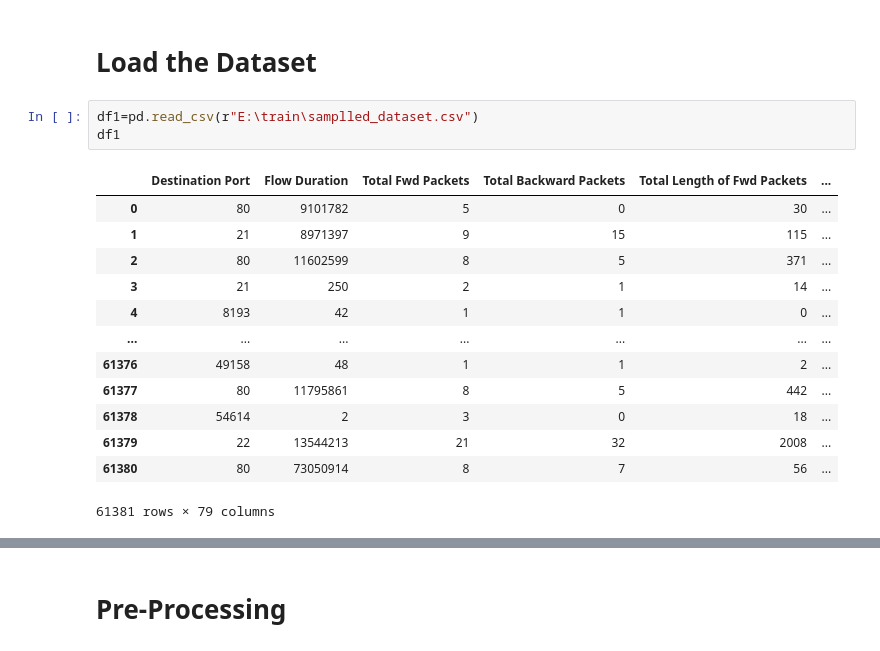
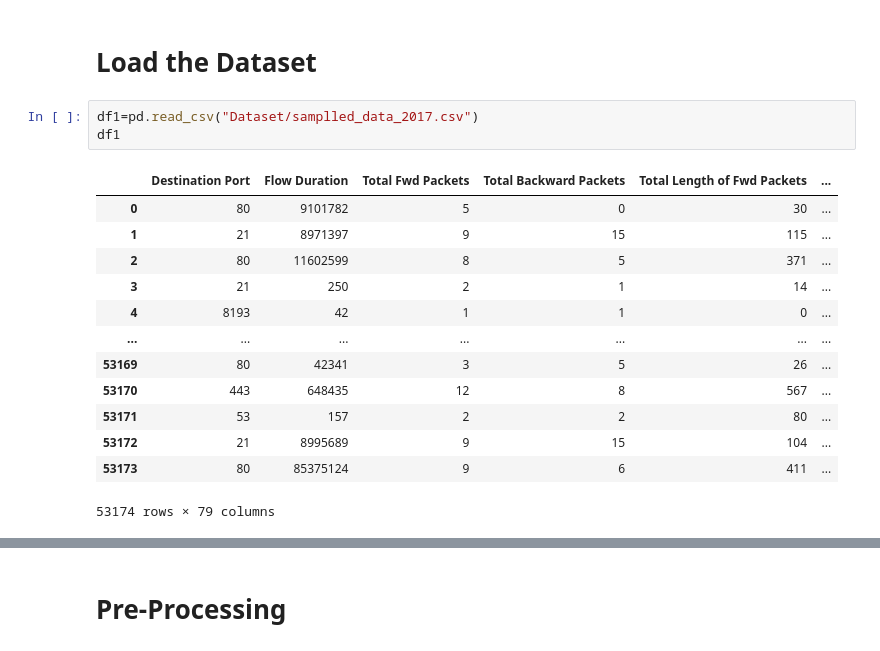
Before and after one commit to taasmaaawad-ops/FIRST-PROJECT, a Jupyter notebook: Evaluation-2017.ipynb, the cells around one changed output, grey strips where cells are left out. Cells and saved outputs as stored; diff of their text form.

```diff
--- a/Evaluation-2017.ipynb
+++ b/Evaluation-2017.ipynb
@@ -11,22 +26,22 @@ warnings.filterwarnings("ignore")
 # %% [markdown]
 # Load the Dataset
 # %%
-df1=pd.read_csv(r"E:\train\samplled_dataset.csv")
+df1=pd.read_csv("Dataset/samplled_data_2017.csv")
 df1
 # %% [output]
 |  | Destination Port | Flow Duration | Total Fwd Packets | Total Backward Packets | Total Length of Fwd Packets | ... |
 | 0 | 80 | 9101782 | 5 | 0 | 30 | ... |
 | 1 | 21 | 8971397 | 9 | 15 | 115 | ... |
 | 2 | 80 | 11602599 | 8 | 5 | 371 | ... |
 | 3 | 21 | 250 | 2 | 1 | 14 | ... |
 | 4 | 8193 | 42 | 1 | 1 | 0 | ... |
 | ... | ... | ... | ... | ... | ... | ... |
-| 61376 | 49158 | 48 | 1 | 1 | 2 | ... |
-| 61377 | 80 | 11795861 | 8 | 5 | 442 | ... |
-| 61378 | 54614 | 2 | 3 | 0 | 18 | ... |
-| 61379 | 22 | 13544213 | 21 | 32 | 2008 | ... |
-| 61380 | 80 | 73050914 | 8 | 7 | 56 | ... |
+| 53169 | 80 | 42341 | 3 | 5 | 26 | ... |
+| 53170 | 443 | 648435 | 12 | 8 | 567 | ... |
+| 53171 | 53 | 157 | 2 | 2 | 80 | ... |
+| 53172 | 21 | 8995689 | 9 | 15 | 104 | ... |
+| 53173 | 80 | 85375124 | 9 | 6 | 411 | ... |
-61381 rows × 79 columns
+53174 rows × 79 columns
 # %%
 # Number of Unique Values
 df1.nunique()
```
Also changed, not shown: parts of 17 cells of this notebook.
